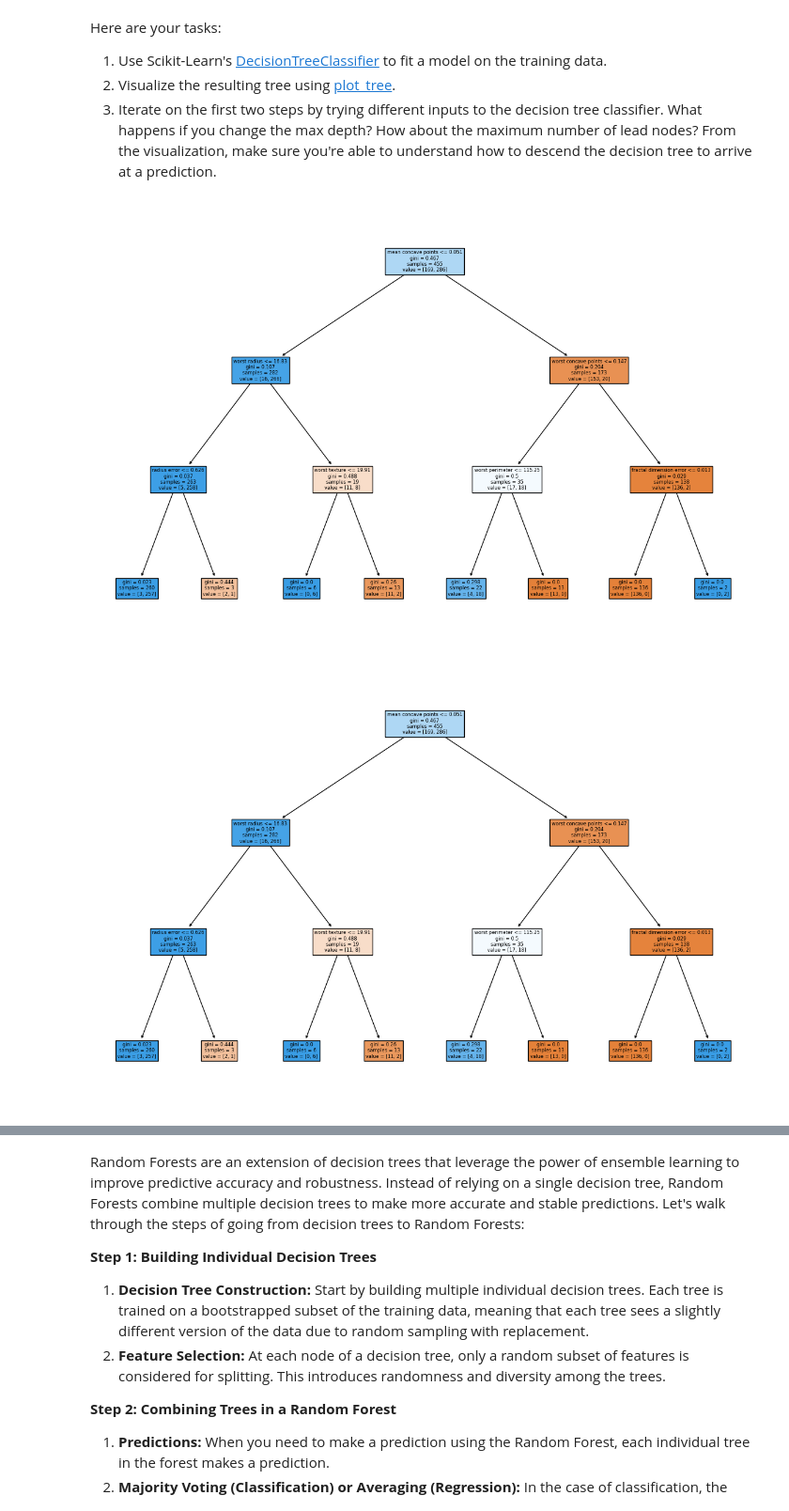
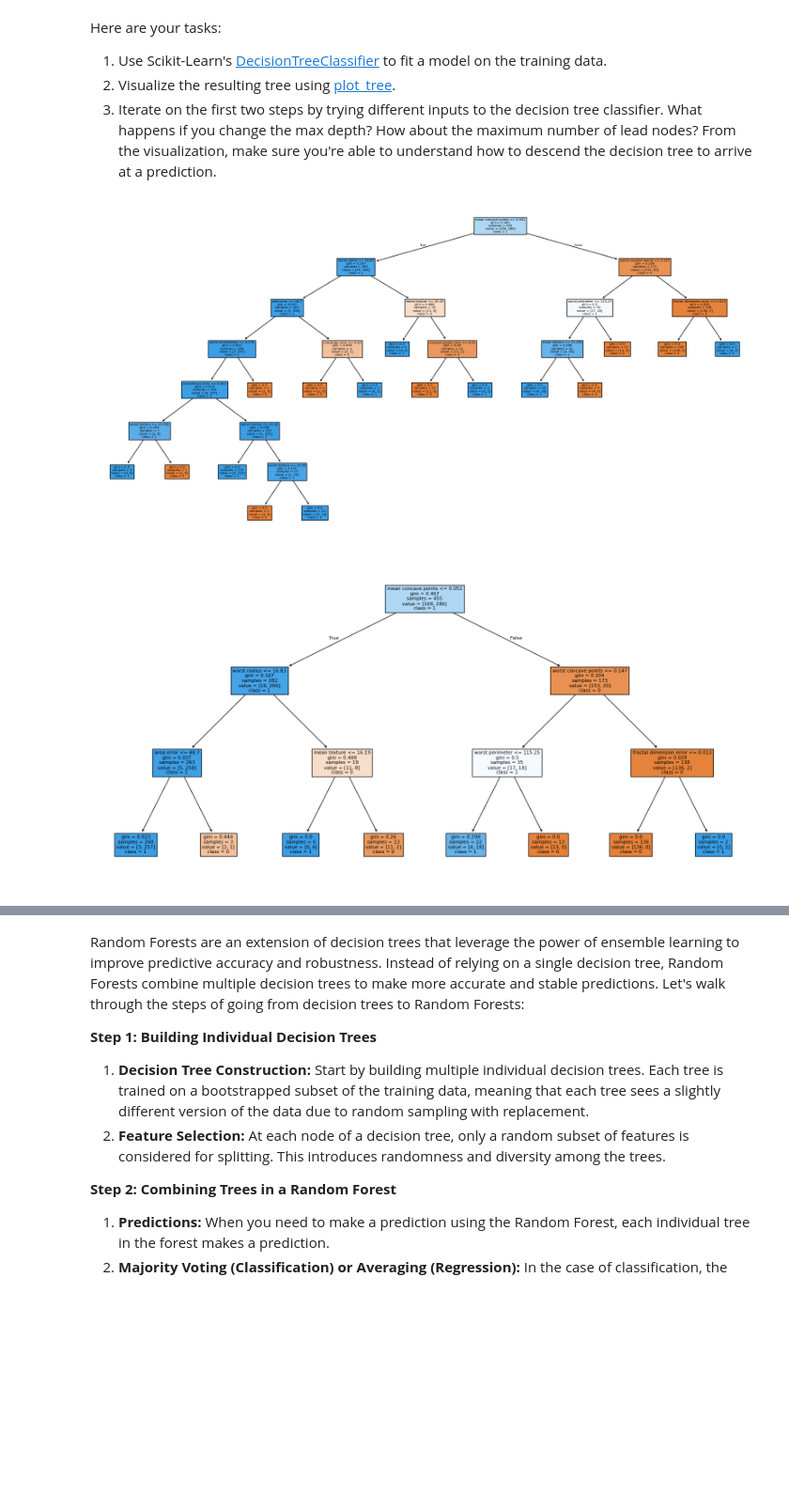
Before and after one commit to Bpatnaik470/Bpatnaik470, a Jupyter notebook: Student_MLE_MiniProject_Trees_and_Forests.ipynb, the cells around one changed output, grey strips where cells are left out. Shown: that part at 94% size. Saved outputs shown, nothing was run; the diff lists cells and outputs as text; code cells hidden in the pictures; blank space fills up the shorter version.

```diff
--- a/Student_MLE_MiniProject_Trees_and_Forests.ipynb
+++ b/Student_MLE_MiniProject_Trees_and_Forests.ipynb
@@ -111,29 +228,28 @@ Here are your tasks:
 3. Iterate on the first two steps by trying different inputs to the decision tree classifier. What happens if you change the max depth? How about the maximum number of lead nodes? From the visualization, make sure you're able to understand how to descend the decision tree to arrive at a prediction.
 # %%
 # Create a Decision Tree model
-# %%
-# prompt: Create a Decision Tree model
-
-import matplotlib.pyplot as plt
-# Create a Decision Tree model
-tree = DecisionTreeClassifier(max_depth=3)  # Limit depth for visualization
-tree.fit(X_train, y_train)
-
-# Visualize the tree
-plt.figure(figsize=(15, 10))
-plot_tree(tree, filled=True, feature_names=df.drop('target', axis=1).columns)
-plt.show()
-# %% [output]
-[figure, removed]
+# %%
+# prompt: Create a Decision Tree model
+
+# Create a Decision Tree model
+dt_model = DecisionTreeClassifier(random_state=42)
+dt_model.fit(X_train, y_train)
+
+# Visualize the Decision Tree
+plt.figure(figsize=(20, 10))
+plot_tree(dt_model, feature_names=data.feature_names, class_names=['0', '1'], filled=True)
+plt.show()
+
+# Try different parameters for the Decision Tree
+# For example:
+dt_model_2 = DecisionTreeClassifier(max_depth=3, random_state=42)
+dt_model_2.fit(X_train, y_train)
+
+plt.figure(figsize=(20, 10))
+plot_tree(dt_model_2, feature_names=data.feature_names, class_names=['0', '1'], filled=True)
+plt.show()
+# %% [output]
+[figure, added]
+[figure, added]
 # %%
 # Visualize the Decision Tree
-# %%
-# prompt: Visualize the Decision Tree
-
-import matplotlib.pyplot as plt
-# Visualize the tree
-plt.figure(figsize=(15, 10))
-plot_tree(tree, filled=True, feature_names=df.drop('target', axis=1).columns)
-plt.show()
-# %% [output]
-[figure, removed]
```
Also changed, not shown: parts of 14 cells of this notebook.
